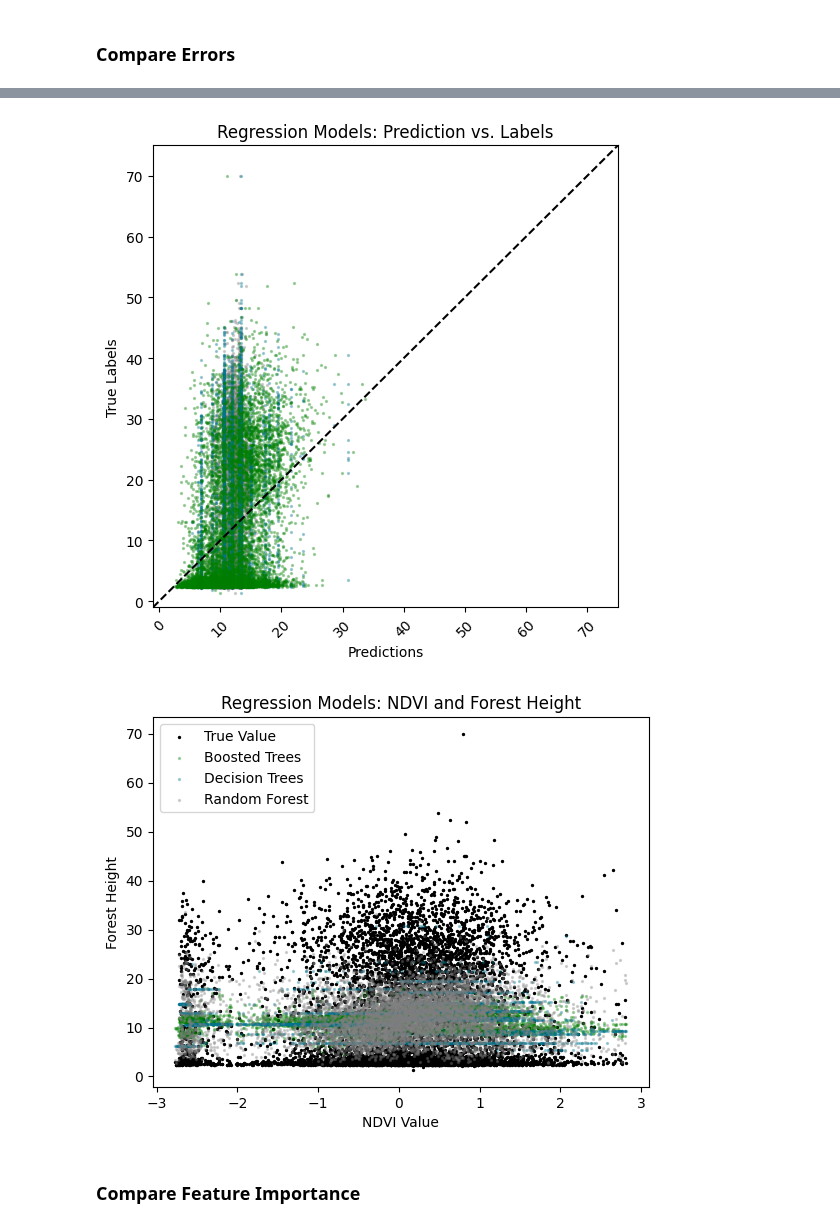
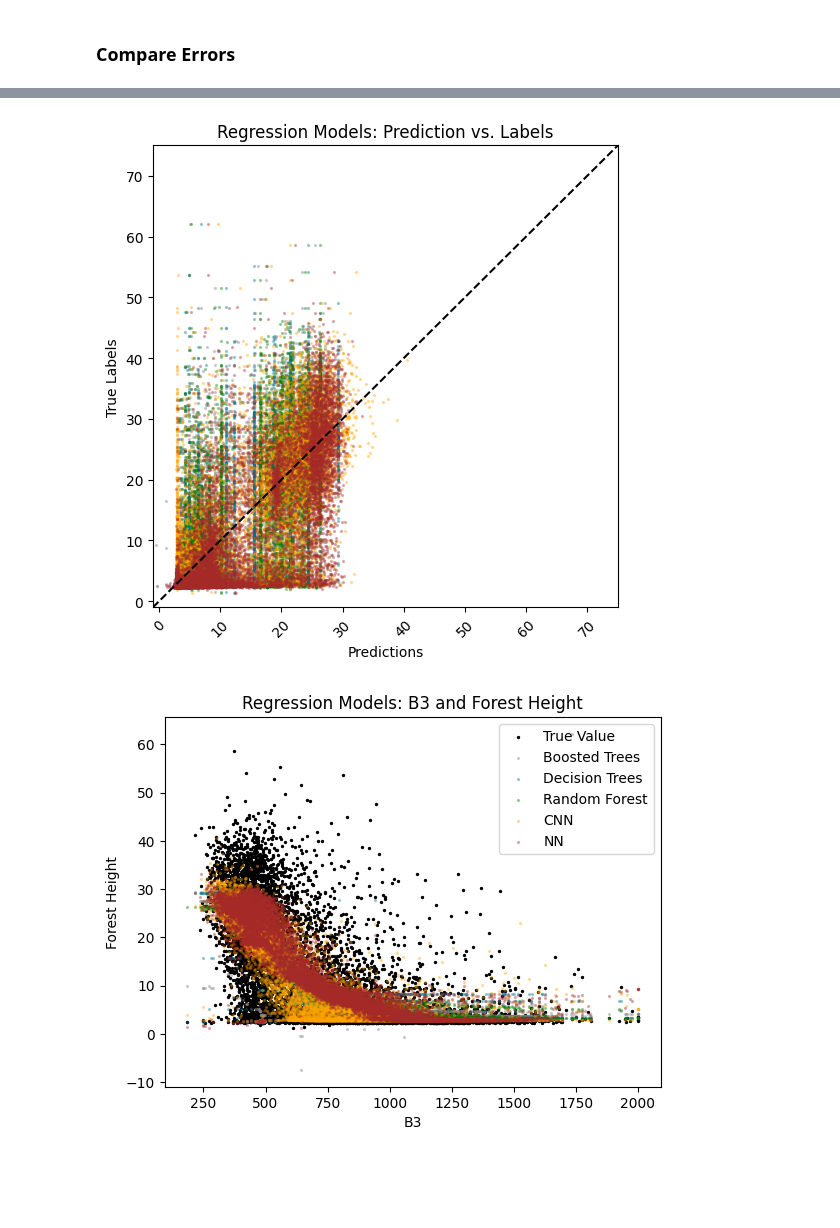
Before and after one commit to lgiesen/forest_height, a Jupyter notebook: notebooks/compare_models.ipynb, the cells around one changed output, grey strips where cells are left out. Saved outputs shown, nothing was run; the diff lists cells and outputs as text; code cells hidden in the pictures; blank space fills up the shorter version.

```diff
--- a/notebooks/compare_models.ipynb
+++ b/notebooks/compare_models.ipynb
@@ -47,0 +186,7 @@ MAE: 9.280223950467056; MSE: 115.27866317137055; RMSE: 3.0463459997950095; MAPE:
+# %%
+rf = RandomForestRegressor(n_estimators = 400, min_samples_leaf= 0.04, random_state=1)
+
+rf.fit(X_train, y_train)
+
+y_pred_rf = rf.predict(X_test)
+mae_rf, mse_rf, rmse_rf, mape_rf = evaluate_model(y_test, y_pred_rf)
@@ -48,6 +195,10 @@ MAE: 9.280223950467056; MSE: 115.27866317137055; RMSE: 3.0463459997950095; MAPE:
 # %% [markdown]
 Decision Trees
 # %%
+from sklearn.tree import DecisionTreeRegressor
+# initialize model
+dt = DecisionTreeRegressor(max_depth=5, min_samples_split=2)
+dt.fit(X_train, y_train)
 y_pred_dt = dt.predict(X_test)
 mae_dt, mse_dt, rmse_dt, mape_dt = evaluate_model(y_test, y_pred_dt)
 # %% [output]
@@ -68,10 +255,12 @@ models = {
     'Boosted Trees': (mae_gbr, mse_gbr, rmse_gbr, mape_gbr),
     'Decision Trees': (mae_dt, mse_dt, rmse_dt, mape_dt),
     'Random Forest': (mae_rf, mse_rf, rmse_rf, mape_rf),
+    'CNN': (mae_cnn, mse_cnn, rmse_cnn, mape_cnn),
+    'NN': (mae_nn, mse_nn, rmse_nn, mape_nn),
 }
 
 x = np.arange(len(errors))  # the label locations
-width = 0.25  # the width of the bars
+width = 0.1  # the width of the bars
 multiplier = 0
 
 fig, ax = plt.subplots(layout='constrained')
@@ -86,8 +275,8 @@ for attribute, measurement in models.items():
 ax.set_ylabel('Rounded Error')
 ax.set_title('Errors of Machine Learning Models')
 ax.set_xticks(x + width, errors)
-ax.legend(loc='upper left')
-ax.set_ylim(0, 200)
+ax.legend(loc='upper right')
+ax.set_ylim(0, 60)
 
 plt.show()
 # %% [output]
@@ -107,40 +294,41 @@ Predictions vs True Values
 # %%
 from matplotlib import pyplot as plt
 # visualize predictions vs. true labels
 fig = plt.figure(figsize=(6,6))
 dot_size = 2
 alpha = 0.3
 plt.scatter(y_pred_gbr, y_test, dot_size, color='gray', alpha=alpha)
 plt.scatter(y_pred_dt, y_test, dot_size, color=color, alpha=alpha)
 plt.scatter(y_pred_rf, y_test, dot_size, color='green', alpha=alpha)
+plt.scatter(y_pred_cnn, y_test, dot_size, color='orange', alpha=alpha)
+plt.scatter(y_pred_nn, y_test, dot_size, color='brown', alpha=alpha)
 plt.xticks(rotation=45)
 plt.gca().xaxis.set_major_formatter(StrMethodFormatter('{x:,.0f}'))
 plt.plot([-1,75], [-1, 75], 'k--')
 plt.xlabel("Predictions")
 plt.ylabel("True Labels")
 plt.xlim([-1,75])
 plt.ylim([-1,75])
-ax.legend(("Boosted Trees", "Decision Trees", "Random Forest"), loc='upper left')
+ax.legend(("True Value", "Boosted Trees", "Decision Trees", "Random Forest", "CNN", "NN"), loc='upper right')
 plt.title(f"Regression Models: Prediction vs. Labels")
 plt.show()
 
 # only the NDVI channel is plotted on the x-axis
 # because 11-dimensional data cannot be visualized for humans
-channel = 10 if X_test.shape[1] > 9 else 0
+channel = 1
 fig, ax = plt.subplots()
-NDVI = X_test[:,10]
-plt.scatter(NDVI, y_test, dot_size, color='black')
-plt.scatter(NDVI, y_pred_gbr, dot_size, color='green', alpha=alpha)
-plt.scatter(NDVI, y_pred_dt, dot_size, color=color, alpha=alpha)
-plt.scatter(NDVI, y_pred_rf, dot_size, color='gray', alpha=alpha)
-plt.title(f'Regression Models: NDVI and Forest Height')
-if channel == 10:
-    plt.xlabel('NDVI Value')
+plt.scatter(X_test[:,channel], y_test, dot_size, color='black')
+plt.scatter(X_test[:,channel], y_pred_gbr, dot_size, color='gray', alpha=alpha)
+plt.scatter(X_test[:,channel], y_pred_dt, dot_size, color=color, alpha=alpha)
+plt.scatter(X_test[:,channel], y_pred_rf, dot_size, color='green', alpha=alpha)
+plt.scatter(X_test[:,channel], y_pred_cnn, dot_size, color='orange', alpha=alpha)
+plt.scatter(X_test[:,channel], y_pred_nn, dot_size, color='brown', alpha=alpha)
+plt.title(f'Regression Models: B3 and Forest Height')
+# since B3 is the most influential channel, it is used as visualization
+plt.xlabel('B3')
 plt.ylabel('Forest Height')
-ax.legend(("True Value", "Boosted Trees", "Decision Trees", "Random Forest"), loc='upper left')
+ax.legend(("True Value", "Boosted Trees", "Decision Trees", "Random Forest", "CNN", "NN"), loc='upper right')
 plt.show()
 # %% [output]
-[figure, old version]
+[figure, new version]
-[figure, old version]
+[figure, new version]
-# %% [markdown]
-### Compare Feature Importance
```
Also changed, not shown: parts of 34 cells of this notebook.
